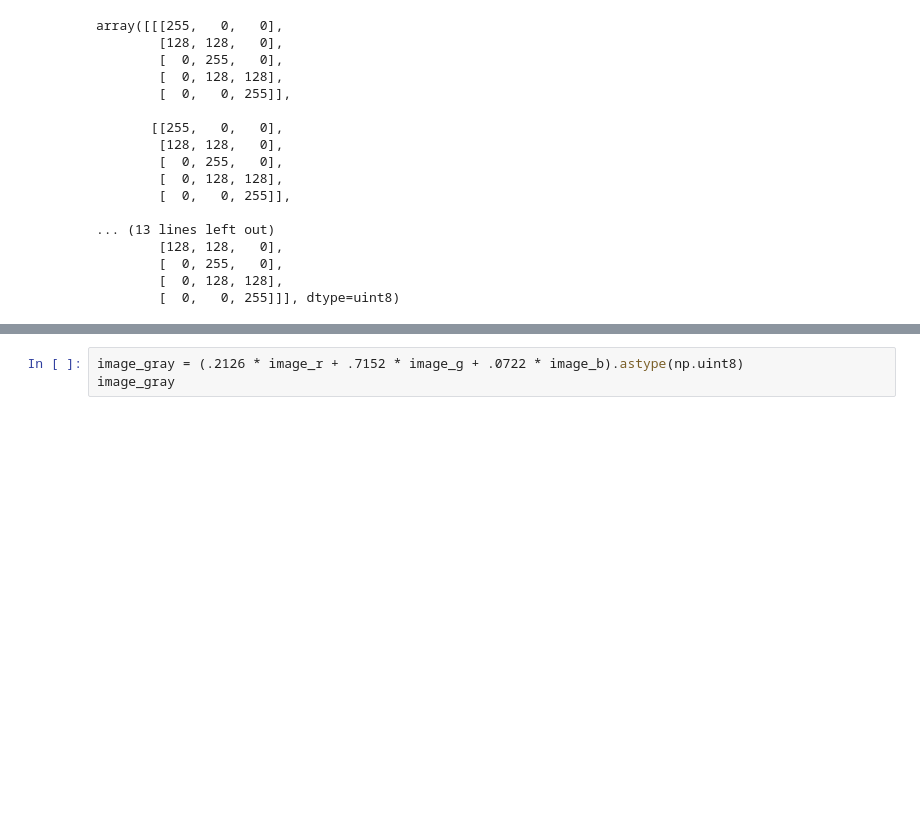
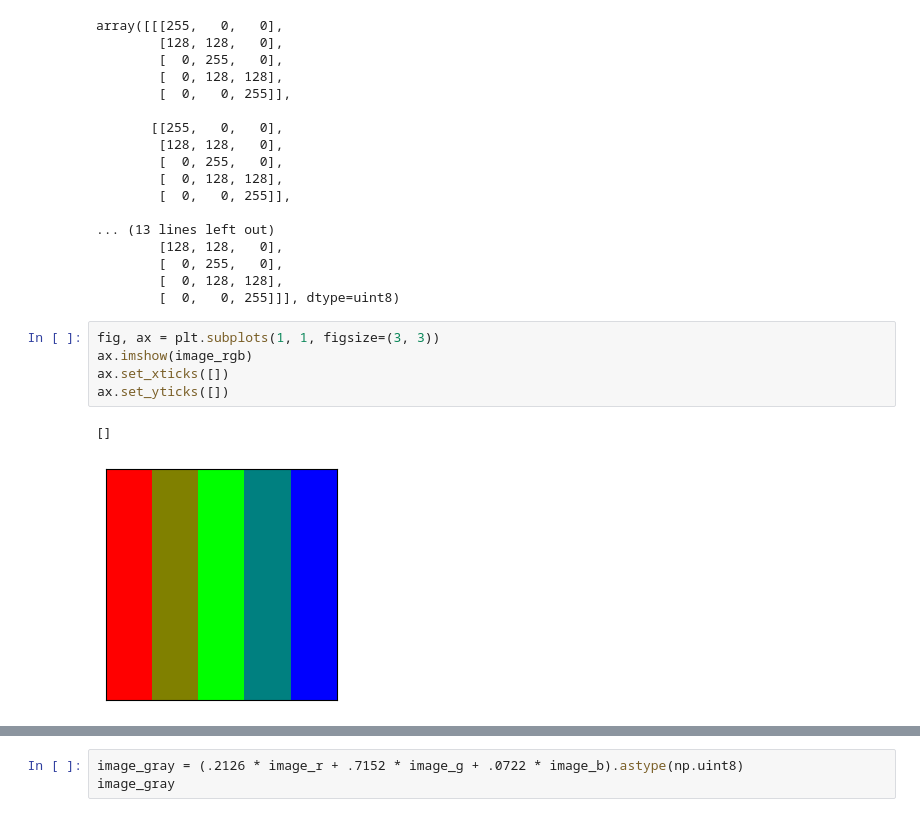
Before and after one commit to ZhangZhihuiAAA/pytorchsbs, a Jupyter notebook: Chapter04.ipynb, the cells around one changed output, grey strips where cells are left out. Saved outputs shown, nothing was run; the diff lists cells and outputs as text; blank space fills up the shorter version.

```diff
--- a/Chapter04.ipynb
+++ b/Chapter04.ipynb
@@ -92,3 +87,11 @@ array([[[255,   0,   0],
         [  0, 255,   0],
         [  0, 128, 128],
         [  0,   0, 255]]], dtype=uint8)
+# %%
+fig, ax = plt.subplots(1, 1, figsize=(3, 3))
+ax.imshow(image_rgb)
+ax.set_xticks([])
+ax.set_yticks([])
+# %% [output]
+[]
+[figure, added]
```
Also changed, not shown: parts of 5 cells of this notebook, 1 other file.
